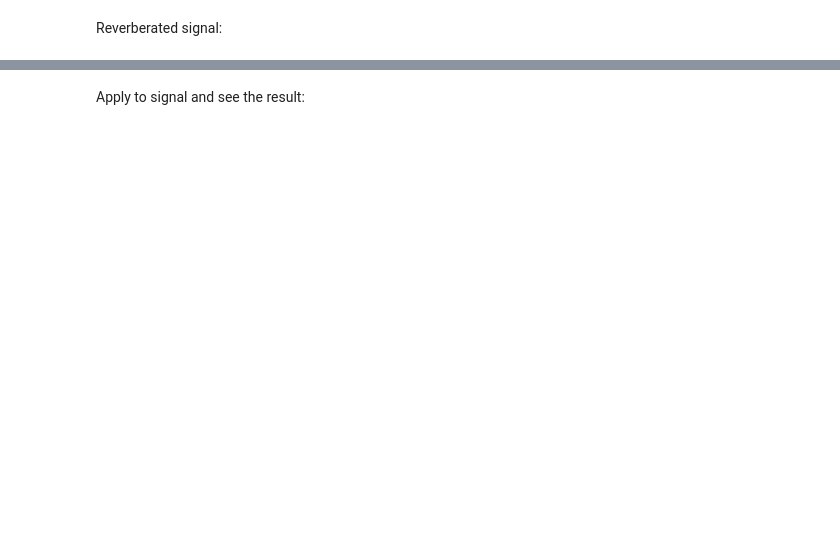
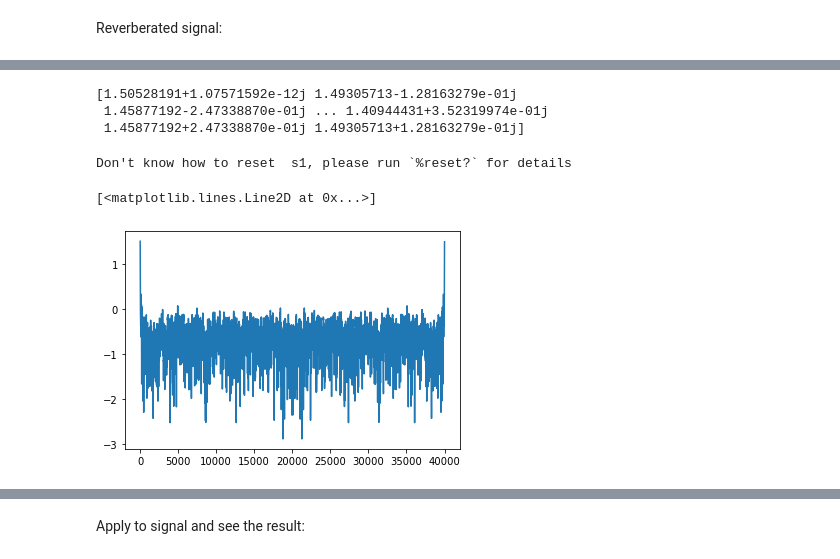
Before and after one commit to FredReeva/SASP-FDN-Dereverb, a Jupyter notebook: Dereverb Project - Jupyter/DereverbProject.ipynb, the cells around one changed output, grey strips where cells are left out. Saved outputs shown, nothing was run; the diff lists cells and outputs as text; code cells hidden in the pictures; blank space fills up the shorter version.

```diff
--- a/Dereverb Project - Jupyter/DereverbProject.ipynb
+++ b/Dereverb Project - Jupyter/DereverbProject.ipynb
@@ -208,5 +248,5 @@ h_mp_hat[int(N/2)] =  h_e_hat[int(N/2)]
 # INFERNALE
 s1 = np.zeros((N,N), dtype=np.complex)
 
-for n in tqdm(range(N)):
-    s1[n,:] = h_mp_hat[i]*np.exp(-1j*(2*np.pi/N)*k*n)
+for i in tqdm(range(N)):
+    s1[i,:] = h_mp_hat[i]*np.exp(-1j*(2*np.pi/N)*k*i)
@@ -213,6 +276,20 @@ for n in tqdm(range(N)):
 # %%
 # INFERNALE
-H_mp_hat = np.sum(s,axis=-1) # sum all the elements in a column
+H_mp_hat = np.sum(s1,axis=0) # sum all the elements in a column
+print(H_mp_hat)
+# %% [output]
+[1.50528191+1.07571592e-12j 1.49305713-1.28163279e-01j
+ 1.45877192-2.47338870e-01j ... 1.40944431+3.52319974e-01j
+ 1.45877192+2.47338870e-01j 1.49305713+1.28163279e-01j]
+# %%
+reset s1
+# %% [output]
+Don't know how to reset  s1, please run `%reset?` for details
+# %%
+plt.plot(H_mp_hat)
+# %% [output]
+[<matplotlib.lines.Line2D at 0x...>]
+[figure, added]
 # %%
 # step 6
 H_mp = np.exp(H_mp_hat)
```
Also changed, not shown: parts of 26 cells of this notebook, 4 other files.
